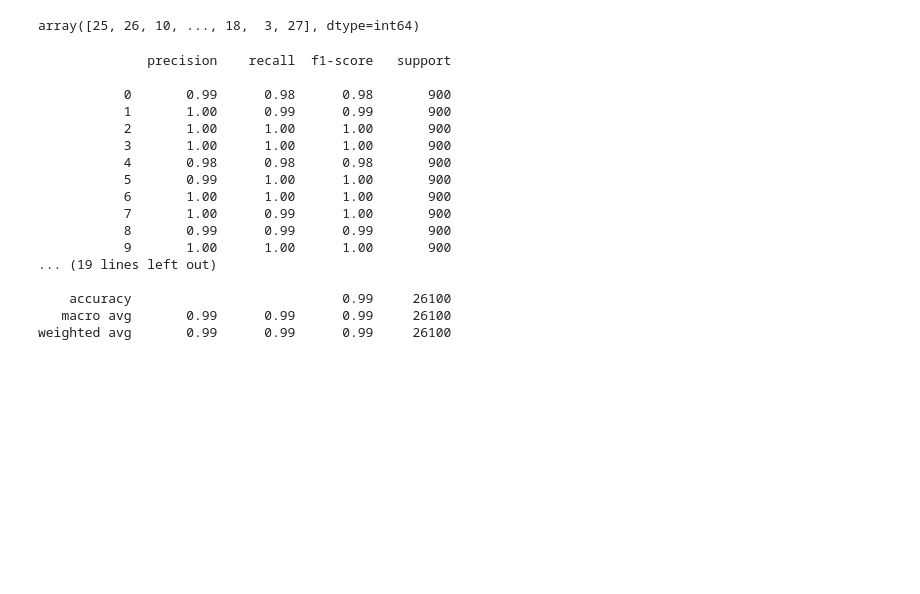
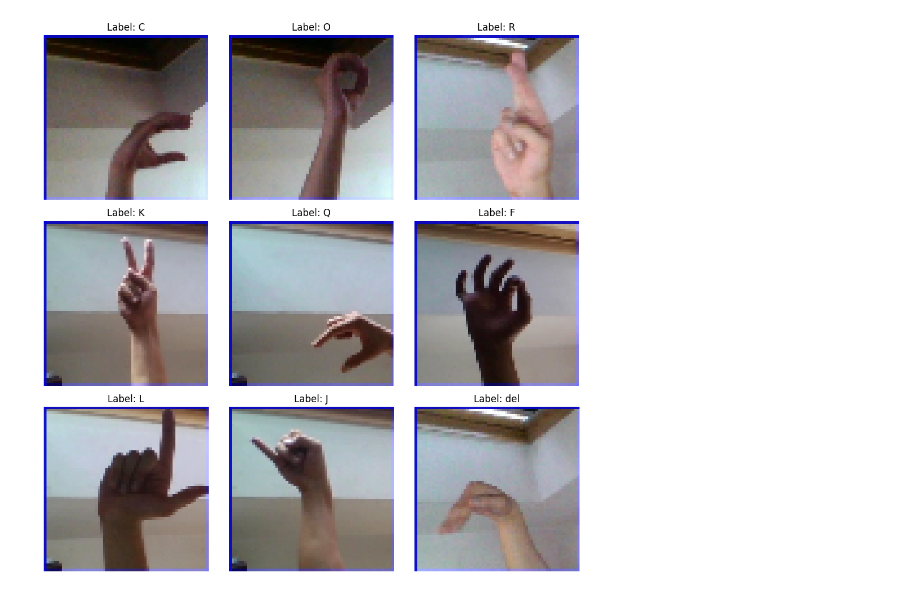
Before and after one commit to dantenvmt/ASL-translator, a Jupyter notebook: asl.ipynb, the cells around one changed output. Drawn from its saved outputs; the diff is of its cells as text; code cells hidden in the pictures; blank space fills up the shorter version.

```diff
--- a/asl.ipynb
+++ b/asl.ipynb
@@ -130,0 +74,13 @@ Copies made...
+# %%
+X_images = np.array(image_data, dtype=np.float32)
+X_landmarks = np.array(landmark_data, dtype=np.float32)
+y = np.array(labels)
+y_encoded = to_categorical(y, num_classes)
+with open('processed_data.pkl', 'wb') as f:
+    pickle.dump((X_images, X_landmarks, y_encoded), f)
+    print("Processed data saved to 'processed_data.pkl'")
+# %%
+import pickle
+with open('processed_data.pkl', 'rb') as f:
+    X_images, X_landmarks, y_encoded = pickle.load(f)
+print("Processed data loaded successfully.")
@@ -131,4 +89,6 @@ Copies made...
 # %%
 from sklearn.model_selection import train_test_split
+X_train_img, X_test_img, X_train_landmarks, X_test_landmarks, y_train, y_test = train_test_split(
+    X_images, X_landmarks, y_encoded, test_size=0.2, random_state=42)
 
-X_train, X_test, y_train, y_test = train_test_split(X_data, y_data, test_size=0.3,random_state=42,stratify=y_data)
+print("Data split into training and testing sets.")
@@ -266,25 +96,0 @@ classes_x=np.argmax(predict_x,axis=1)
-# %%
-classes_x
-# %% [output]
-array([25, 26, 10, ..., 18,  3, 27], dtype=int64)
-# %%
-from sklearn.metrics import classification_report, confusion_matrix
-print(classification_report(y_test,classes_x))
-# %% [output]
-              precision    recall  f1-score   support
-
-           0       0.99      0.98      0.98       900
-           1       1.00      0.99      0.99       900
-           2       1.00      1.00      1.00       900
-           3       1.00      1.00      1.00       900
-           4       0.98      0.98      0.98       900
-           5       0.99      1.00      1.00       900
-           6       1.00      1.00      1.00       900
-           7       1.00      0.99      1.00       900
-           8       0.99      0.99      0.99       900
-           9       1.00      1.00      1.00       900
-... (19 lines left out)
-
-    accuracy                           0.99     26100
-   macro avg       0.99      0.99      0.99     26100
-weighted avg       0.99      0.99      0.99     26100
@@ -292,0 +97,15 @@ model.save('ASL.keras')
+# %%
+import matplotlib.pyplot as plt
+import numpy as np
+
+num_images = 9
+plt.figure(figsize=(10, 10))
+for i in range(num_images):
+    plt.subplot(3, 3, i+1)
+    plt.imshow(X_train_img[i])
+    plt.title(f"Label: {class_labels[np.argmax(y_train[i])]}")
+    plt.axis('off')
+plt.tight_layout()
+plt.show()
+# %% [output]
+[figure, added]
```
Also changed, not shown: parts of 30 cells of this notebook, 1 other file.
